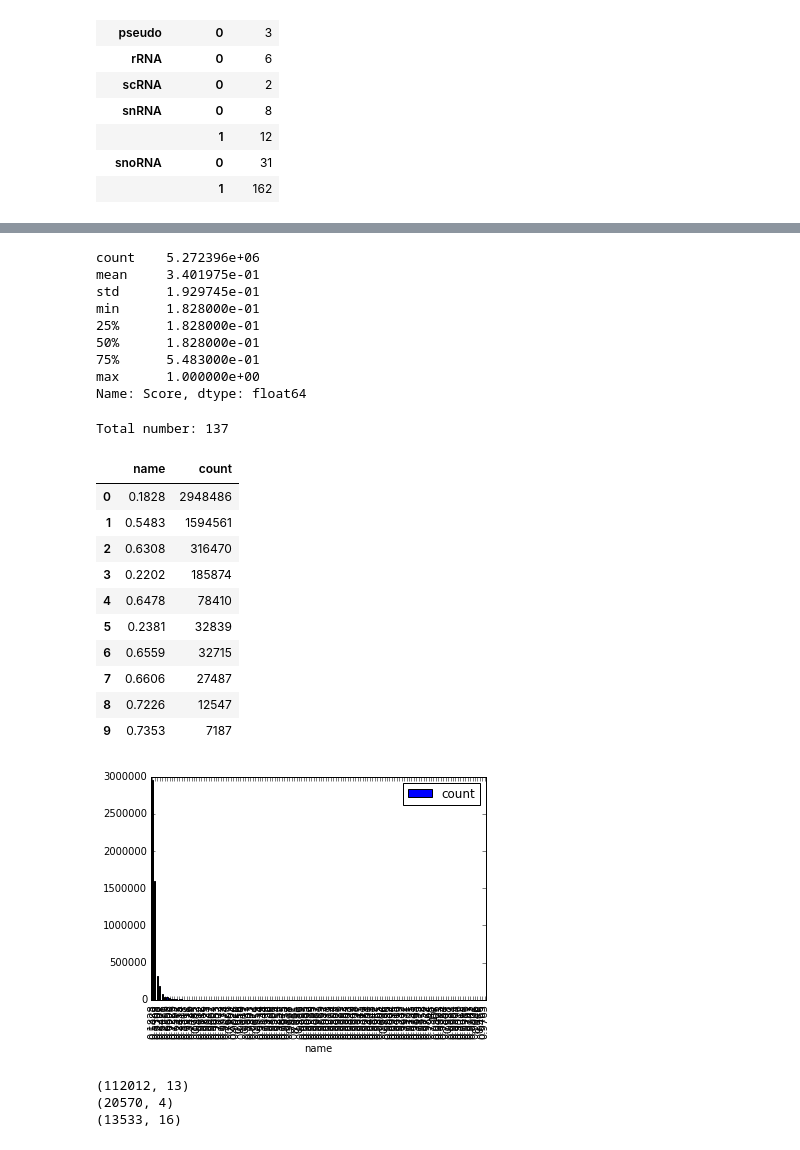
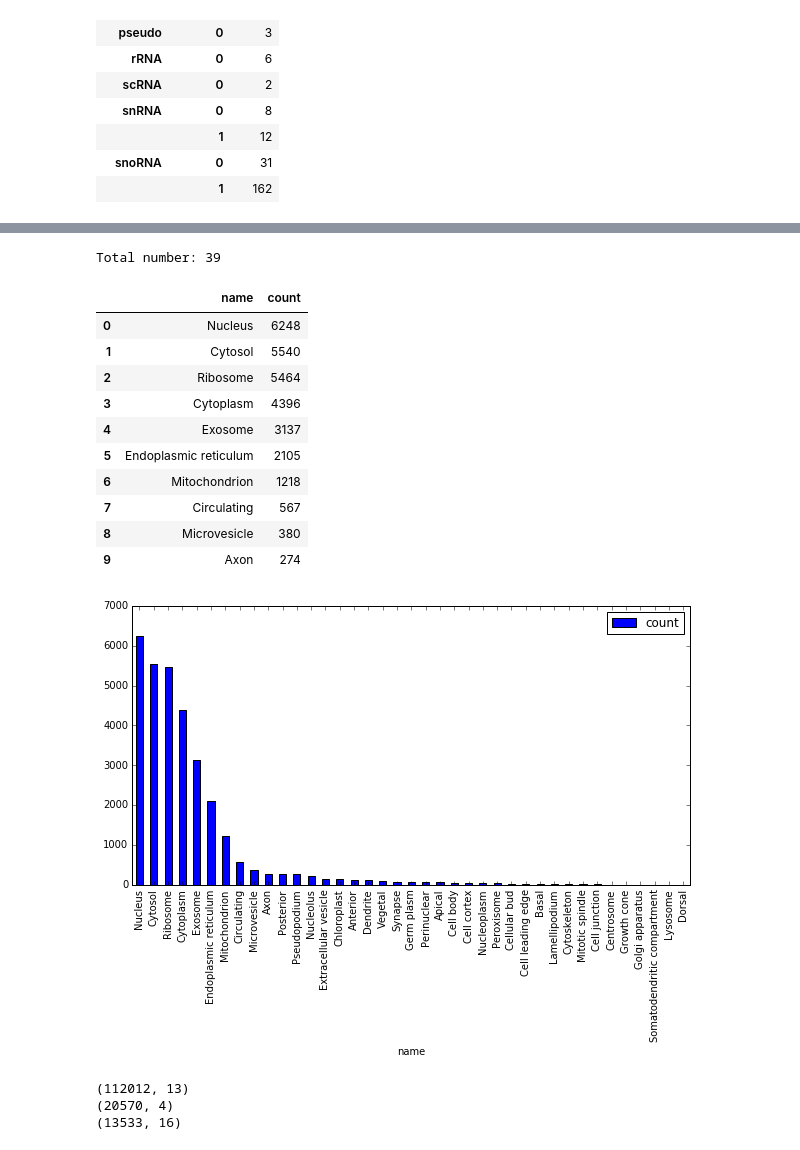
Before and after one commit to ShixiangWan/iPython-Laboratory, a Jupyter notebook: protein.ipynb, the cells around one changed output, grey strips where cells are left out. Cells and saved outputs as stored; diff of their text form; code cells hidden in the pictures.

```diff
--- a/protein.ipynb
+++ b/protein.ipynb
@@ -484,42 +549,31 @@ for lab in label_list:
         print time.ctime(), Exception, ":", e
 
 print time.ctime(), 'average_accuracy_score:', np.array(all_accuracy_scores).mean()
-# %%
-ALL_DATA['Score'].describe()
-# %% [output]
-count    5.272396e+06
-mean     3.401975e-01
-std      1.929745e-01
-min      1.828000e-01
-25%      1.828000e-01
-50%      1.828000e-01
-75%      5.483000e-01
-max      1.000000e+00
-Name: Score, dtype: float64
 # %%
 ### 单个统计
-draw(ALL_DATA, 'Score', True)
+draw(RNA_Locate, 'SubcellularLocalization', True)
+# ALL_DATA['Category1'].describe()
 # ID_Locate = ID_Locate.drop_duplicates()
 # df = ALL_DATA
 # df2 = pd.merge(df, ID_Locate, left_on='Id1', right_on='Official ID')
 
 ### 分析关联
 # ALL_DATA['Interaction'] = ALL_DATA['Category1'] + '-' + ALL_DATA['Category2']
 # draw(ALL_DATA, 'Interaction')
 # %% [output]
-Total number: 137
+Total number: 39
 |  | name | count |
-| 0 | 0.1828 | 2948486 |
-| 1 | 0.5483 | 1594561 |
-| 2 | 0.6308 | 316470 |
-| 3 | 0.2202 | 185874 |
-| 4 | 0.6478 | 78410 |
-| 5 | 0.2381 | 32839 |
-| 6 | 0.6559 | 32715 |
-| 7 | 0.6606 | 27487 |
-| 8 | 0.7226 | 12547 |
-| 9 | 0.7353 | 7187 |
+| 0 | Nucleus | 6248 |
+| 1 | Cytosol | 5540 |
+| 2 | Ribosome | 5464 |
+| 3 | Cytoplasm | 4396 |
+| 4 | Exosome | 3137 |
+| 5 | Endoplasmic reticulum | 2105 |
+| 6 | Mitochondrion | 1218 |
+| 7 | Circulating | 567 |
+| 8 | Microvesicle | 380 |
+| 9 | Axon | 274 |
-[figure, old version]
+[figure, new version]
 # %%
 ALL_DATA_drop = ALL_DATA.drop_duplicates(['Id1'])
 RNA_Locate_drop = RNA_Locate.drop_duplicates(['Id1'])
```
Also changed, not shown: parts of 18 cells of this notebook.
